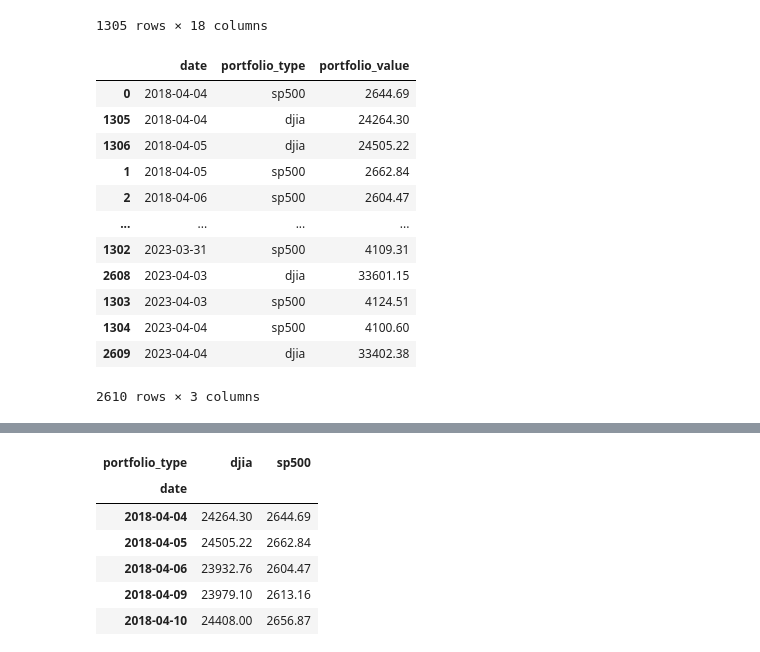
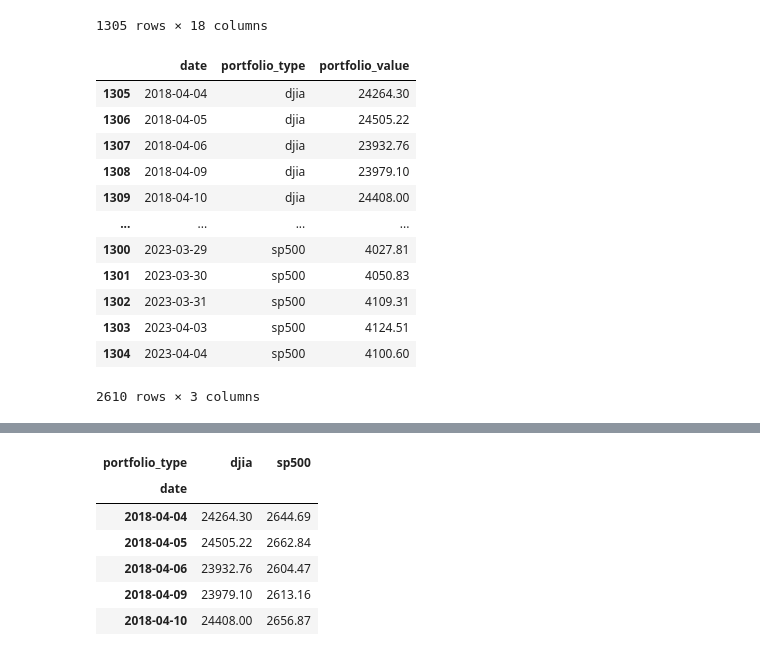
Before and after one commit to lornalyu/qtm531spring2024, a Jupyter notebook: Lecture 09/Lecture 9b.ipynb, the cells around one changed output, grey strips where cells are left out. Cells and saved outputs as stored; diff of their text form; code cells hidden in the pictures.

```diff
--- a/Lecture 09/Lecture 9b.ipynb
+++ b/Lecture 09/Lecture 9b.ipynb
@@ -293,20 +293,20 @@ financial_long = pd.melt(financial,
                          id_vars='date',
                          value_vars=['sp500','djia'])
 # %%
-financial_long.sort_values(by='date')
+financial_long.sort_values(by=["portfolio_type","date"])
 # %% [output]
 |  | date | portfolio_type | portfolio_value |
-| 0 | 2018-04-04 | sp500 | 2644.69 |
 | 1305 | 2018-04-04 | djia | 24264.30 |
 | 1306 | 2018-04-05 | djia | 24505.22 |
-| 1 | 2018-04-05 | sp500 | 2662.84 |
-| 2 | 2018-04-06 | sp500 | 2604.47 |
+| 1307 | 2018-04-06 | djia | 23932.76 |
+| 1308 | 2018-04-09 | djia | 23979.10 |
+| 1309 | 2018-04-10 | djia | 24408.00 |
 | ... | ... | ... | ... |
+| 1300 | 2023-03-29 | sp500 | 4027.81 |
+| 1301 | 2023-03-30 | sp500 | 4050.83 |
 | 1302 | 2023-03-31 | sp500 | 4109.31 |
-| 2608 | 2023-04-03 | djia | 33601.15 |
 | 1303 | 2023-04-03 | sp500 | 4124.51 |
 | 1304 | 2023-04-04 | sp500 | 4100.60 |
-| 2609 | 2023-04-04 | djia | 33402.38 |
 2610 rows × 3 columns
 # %% [markdown]
 <font size = "5">
```
